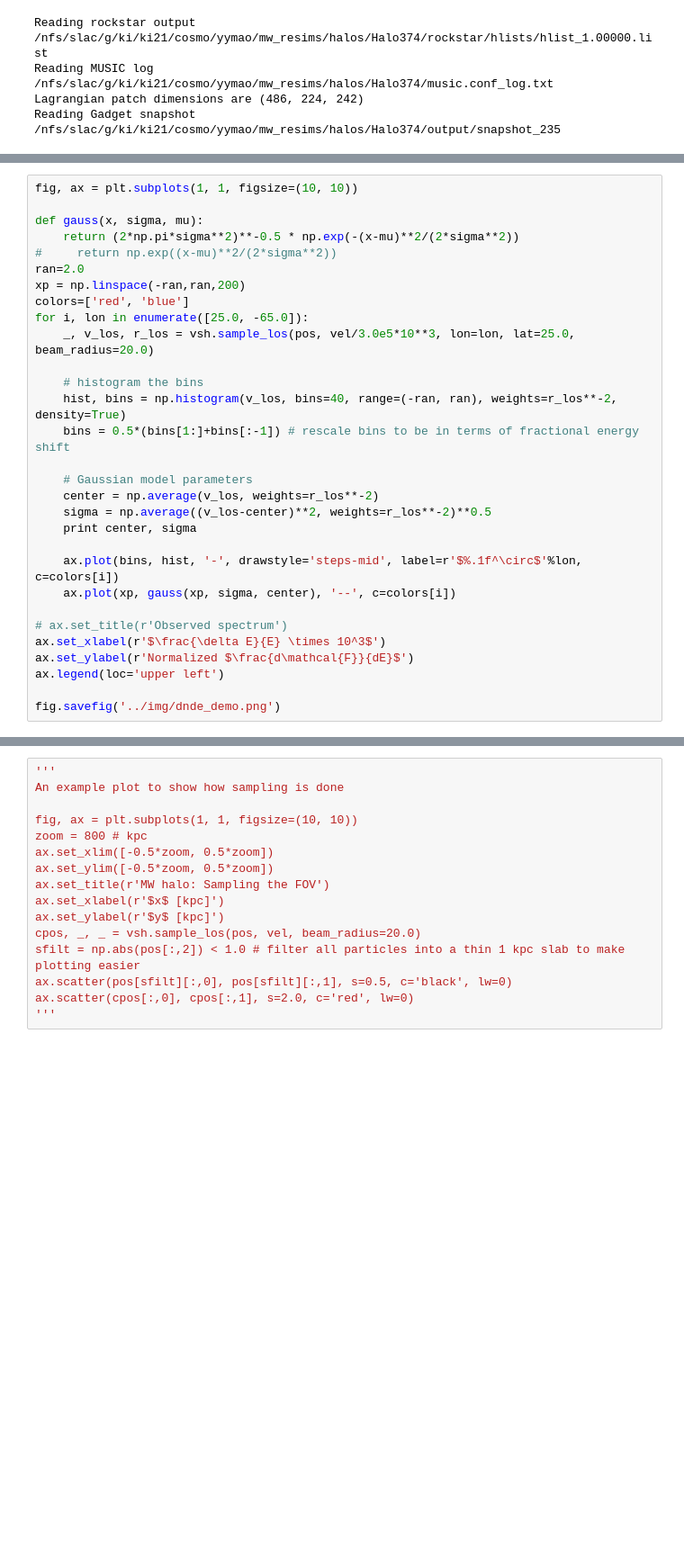
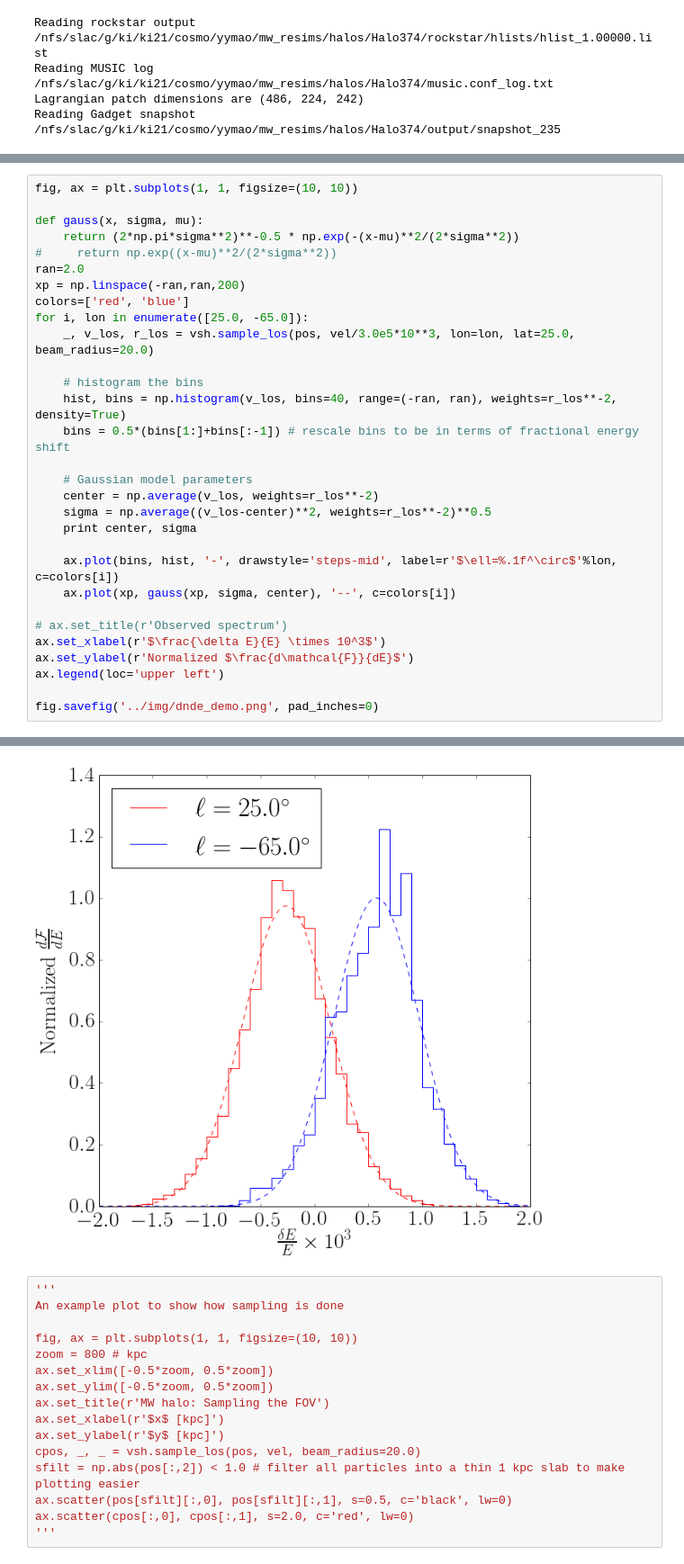
Before and after one commit to ranjanlaha/DMVS, a Jupyter notebook: python/figures.ipynb, the cells around one changed output, grey strips where cells are left out. Shown at 90% size. Saved outputs shown, nothing was run; the diff lists cells and outputs as text; blank space fills up the shorter version.

```diff
--- a/python/figures.ipynb
+++ b/python/figures.ipynb
@@ -62,7 +62,7 @@ for i, lon in enumerate([25.0, -65.0]):
     sigma = np.average((v_los-center)**2, weights=r_los**-2)**0.5
     print center, sigma
 
-    ax.plot(bins, hist, '-', drawstyle='steps-mid', label=r'$%.1f^\circ$'%lon, c=colors[i])
+    ax.plot(bins, hist, '-', drawstyle='steps-mid', label=r'$\ell=%.1f^\circ$'%lon, c=colors[i])
     ax.plot(xp, gauss(xp, sigma, center), '--', c=colors[i])
 
 # ax.set_title(r'Observed spectrum')
@@ -70,4 +70,5 @@ ax.set_xlabel(r'$\frac{\delta E}{E} \times 10^3$')
 ax.set_ylabel(r'Normalized $\frac{d\mathcal{F}}{dE}$')
 ax.legend(loc='upper left')
 
-fig.savefig('../img/dnde_demo.png')
+fig.savefig('../img/dnde_demo.png', pad_inches=0)
+# %% [output]
@@ -74,3 +77,4 @@ fig.savefig('../img/dnde_demo.png')
+[figure, added]
 # %%
 '''
 An example plot to show how sampling is done
```
Also changed, not shown: parts of 2 cells of this notebook, 4 other files.
